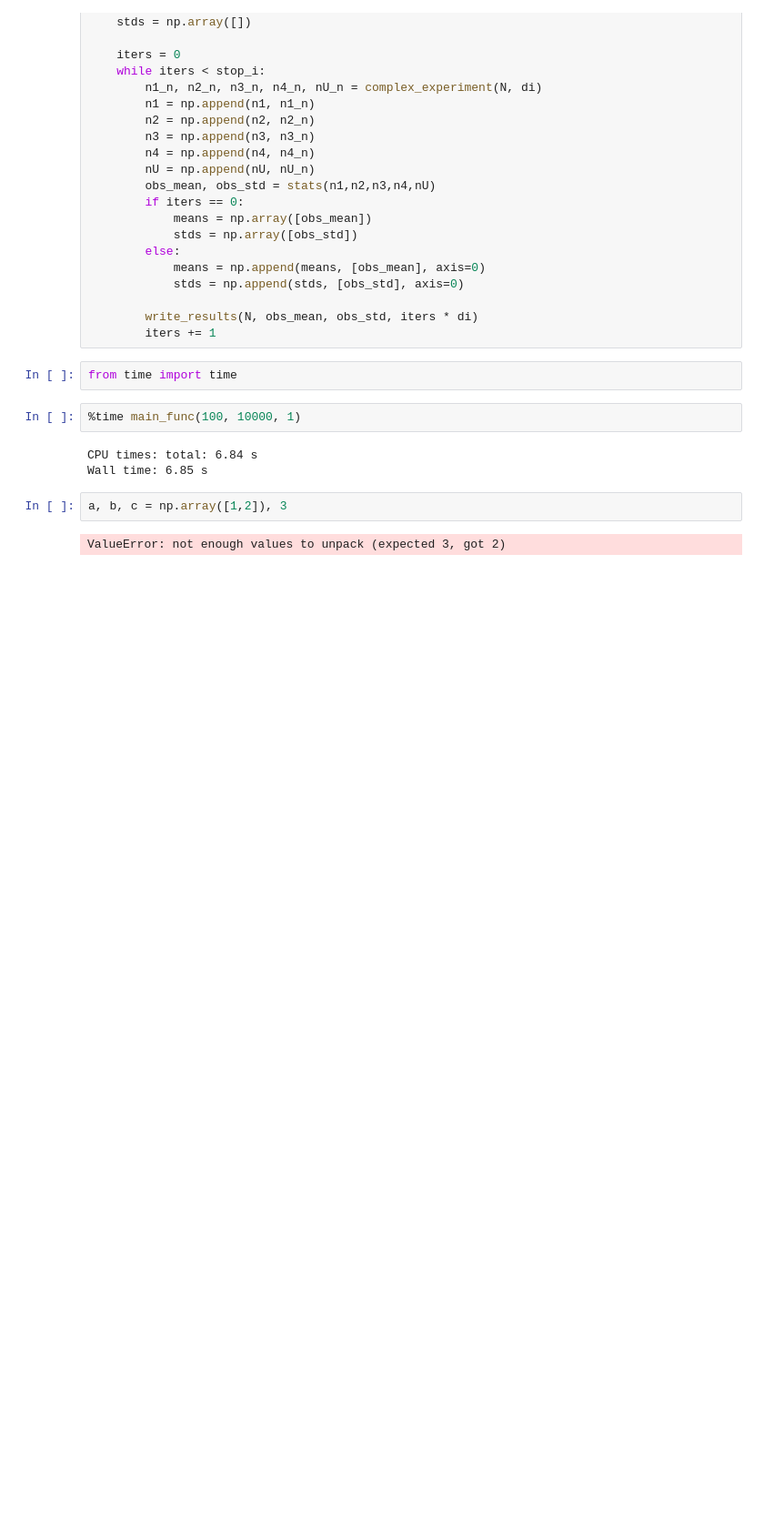
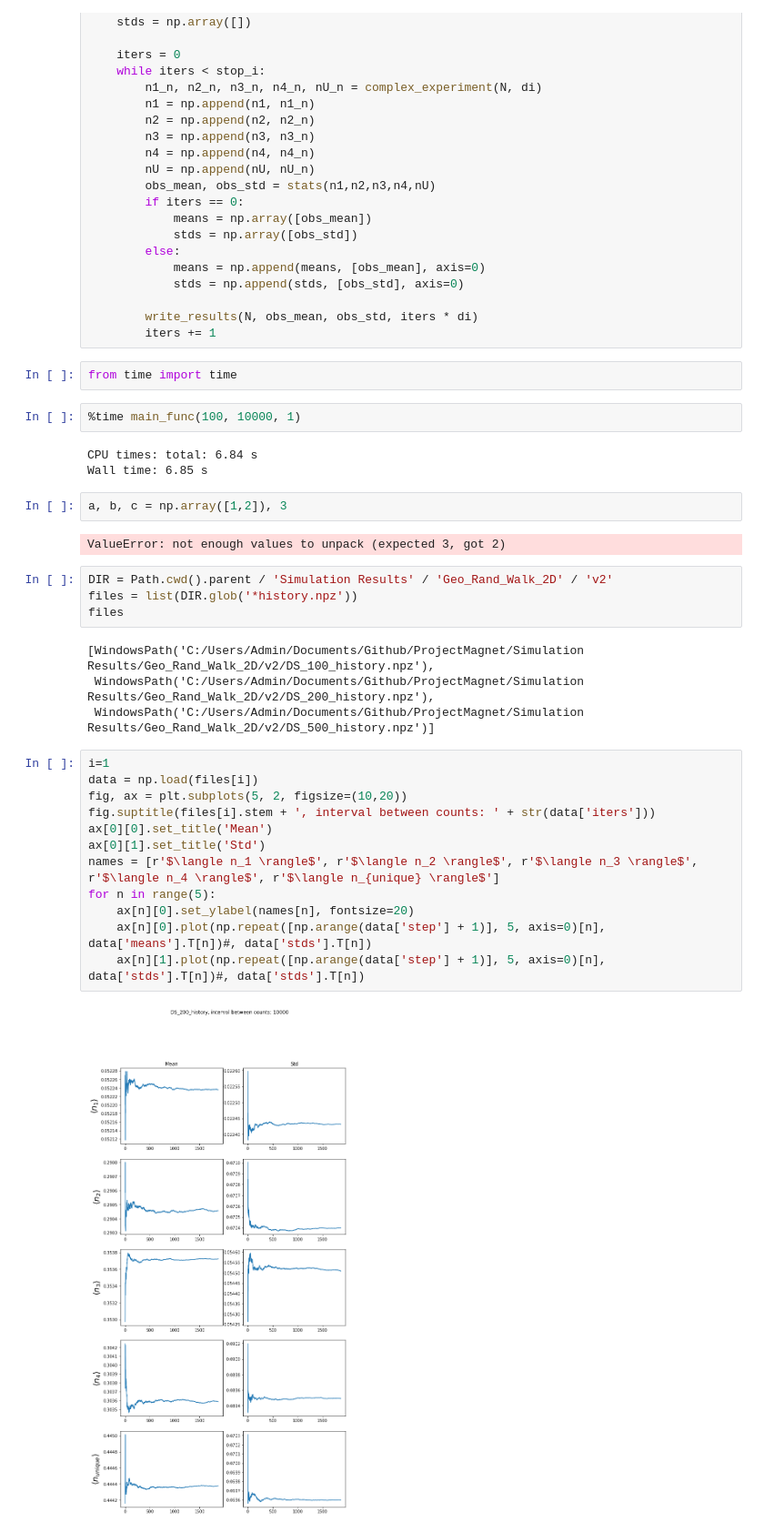
Before and after one commit to Chpel/ProjectMagnet, a Jupyter notebook: Расчёты .ipynb/Drunken_Sailor_v2.ipynb, the cells around one changed output. Shown at 91% size. Drawn from its saved outputs; the diff is of its cells as text; blank space fills up the shorter version.

```diff
--- a/Расчёты .ipynb/Drunken_Sailor_v2.ipynb
+++ b/Расчёты .ipynb/Drunken_Sailor_v2.ipynb
@@ -110,3 +110,25 @@ Wall time: 6.85 s
 a, b, c = np.array([1,2]), 3
 # %% [output]
 ValueError: not enough values to unpack (expected 3, got 2)
+# %%
+DIR = Path.cwd().parent / 'Simulation Results' / 'Geo_Rand_Walk_2D' / 'v2'
+files = list(DIR.glob('*history.npz'))
+files
+# %% [output]
+[WindowsPath('C:/Users/Admin/Documents/Github/ProjectMagnet/Simulation Results/Geo_Rand_Walk_2D/v2/DS_100_history.npz'),
+ WindowsPath('C:/Users/Admin/Documents/Github/ProjectMagnet/Simulation Results/Geo_Rand_Walk_2D/v2/DS_200_history.npz'),
+ WindowsPath('C:/Users/Admin/Documents/Github/ProjectMagnet/Simulation Results/Geo_Rand_Walk_2D/v2/DS_500_history.npz')]
+# %%
+i=1
+data = np.load(files[i])
+fig, ax = plt.subplots(5, 2, figsize=(10,20))
+fig.suptitle(files[i].stem + ', interval between counts: ' + str(data['iters']))
+ax[0][0].set_title('Mean')
+ax[0][1].set_title('Std')
+names = [r'$\langle n_1 \rangle$', r'$\langle n_2 \rangle$', r'$\langle n_3 \rangle$', r'$\langle n_4 \rangle$', r'$\langle n_{unique} \rangle$']
+for n in range(5):
+    ax[n][0].set_ylabel(names[n], fontsize=20)
+    ax[n][0].plot(np.repeat([np.arange(data['step'] + 1)], 5, axis=0)[n], data['means'].T[n])#, data['stds'].T[n])
+    ax[n][1].plot(np.repeat([np.arange(data['step'] + 1)], 5, axis=0)[n], data['stds'].T[n])#, data['stds'].T[n])
+# %% [output]
+[figure, added]
```
Also changed, not shown: 12 other files.
